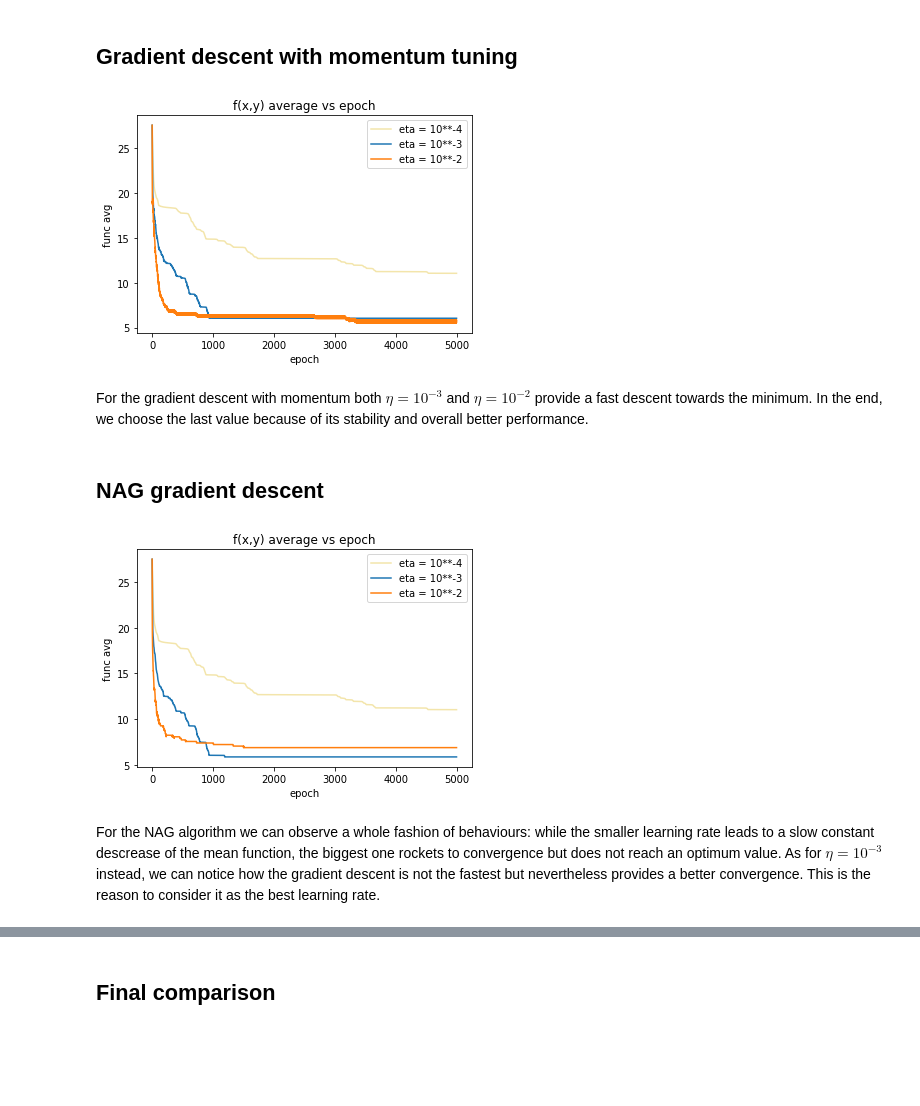
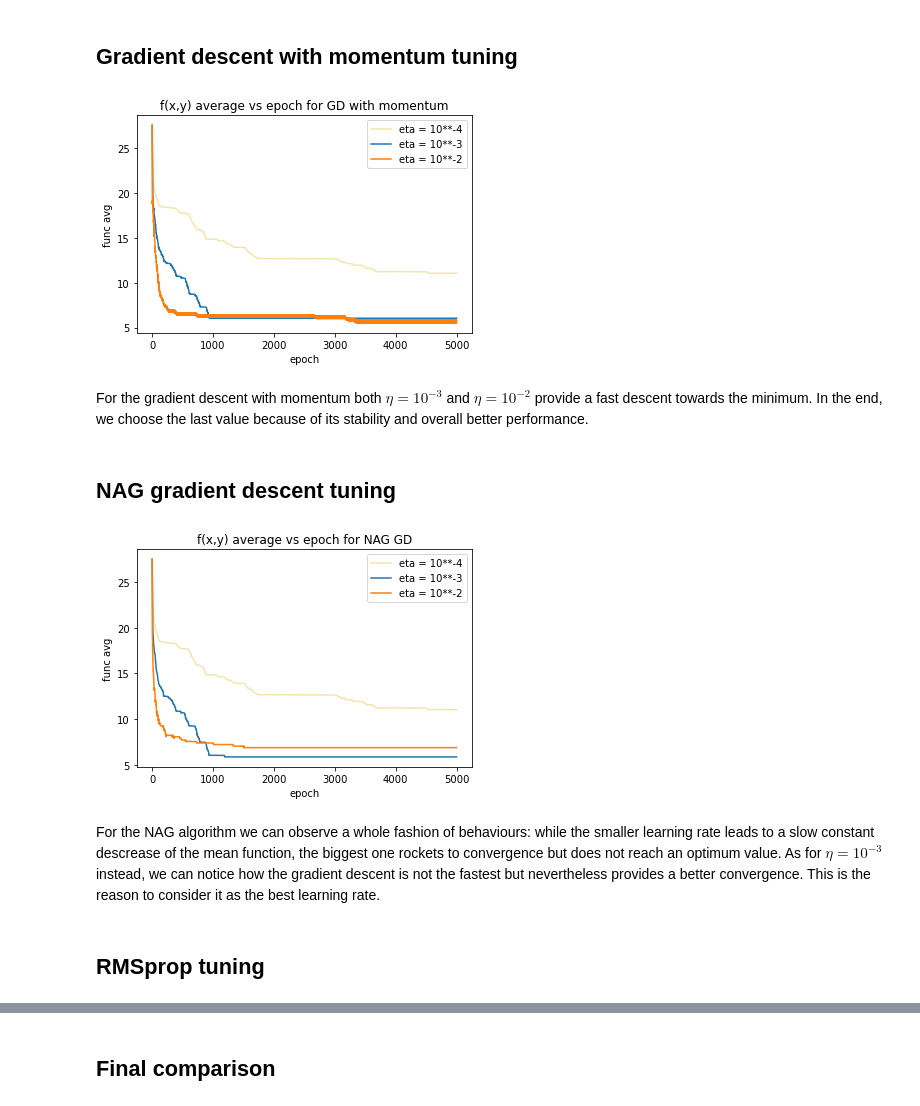
Before and after one commit to giuliacampesan/UniversityAssignments, a Jupyter notebook: LoCPdown_exercise1.ipynb, the cells around one changed output, grey strips where cells are left out. Saved outputs shown, nothing was run; the diff lists cells and outputs as text; code cells hidden in the pictures; blank space fills up the shorter version.

```diff
--- a/LoCPdown_exercise1.ipynb
+++ b/LoCPdown_exercise1.ipynb
@@ -161,7 +162,7 @@ In the following windows we provide an analysis of the behaviour of some algorit
 ## Vanilla gradient descent tuning
 # %%
 #initialising lists
-trajectories = []      #Added - Ale
+#trajectories = []
 avgs = []
 init = [0,0]
 
@@ -178,7 +179,7 @@ for eta in tqdm(etas):
             traj_list.append(gd(grad_surf_1, init, n_epochs, eta))
 
     traj_list = np.array(traj_list).reshape(len(X),len(Y),n_epochs+1,2)
-    trajectories.append(traj_list)
+    #trajectories.append(traj_list)
 
 
     for e in range(n_epochs+1):
@@ -224,7 +224,7 @@ for eta in tqdm(etas):
             traj_list.append(gd_with_mom(grad_surf_1, init, n_epochs, eta))
 
     traj_list = np.array(traj_list).reshape(len(X),len(Y),n_epochs+1,2)
-    trajectories.append(traj_list)
+    #trajectories.append(traj_list)
 
 
     for e in range(n_epochs+1):
@@ -237,23 +237,22 @@ for eta in tqdm(etas):
         avg.append(temp)
     avgs.append(avg)
 # %%
-plt.plot(avgs[0], label = 'eta = 10**-4', color = '#f3e5ab')
+plt.plot(avgs[0], label = 'eta = 10**-4')
 plt.plot(avgs[1], label = 'eta = 10**-3')
 plt.plot(avgs[2], label = 'eta = 10**-2')
 
-
-plt.title('f(x,y) average vs epoch')
+plt.title('f(x,y) average vs epoch for GD with momentum')
 plt.xlabel('epoch')
 plt.ylabel('func avg')
 plt.legend()
 
 plt.show()
 # %% [output]
-[figure, old version]
+[figure, new version]
 # %% [markdown]
 For the gradient descent with momentum both $\eta = 10^{-3}$ and $\eta = 10^{-2}$ provide a fast descent towards the minimum. In the end, we choose the last value because of its stability and overall better performance.
 # %% [markdown]
-## NAG gradient descent
+## NAG gradient descent tuning
 # %%
 #defining a list of different learning parameters
 etas = [10**-4, 10**-3, 10**-2]
@@ -283,18 +282,19 @@ for eta in tqdm(etas):
         avg.append(temp)
     avgs.append(avg)
 # %%
-plt.plot(avgs[0], label = 'eta = 10**-4', color = '#f3e5ab')
+plt.plot(avgs[0], label = 'eta = 10**-4')
 plt.plot(avgs[1], label = 'eta = 10**-3')
 plt.plot(avgs[2], label = 'eta = 10**-2')
 
-
-plt.title('f(x,y) average vs epoch')
+plt.title('f(x,y) average vs epoch for NAG GD')
 plt.xlabel('epoch')
 plt.ylabel('func avg')
 plt.legend()
 
 plt.show()
 # %% [output]
-[figure, old version]
+[figure, new version]
 # %% [markdown]
 For the NAG algorithm we can observe a whole fashion of behaviours: while the smaller learning rate leads to a slow constant descrease of the mean function, the biggest one rockets to convergence but does not reach an optimum value. As for $\eta = 10^{-3}$ instead, we can notice how the gradient descent is not the fastest but nevertheless provides a better convergence. This is the reason to consider it as the best learning rate.
+# %% [markdown]
+## RMSprop tuning
```
Also changed, not shown: parts of 27 cells of this notebook.
